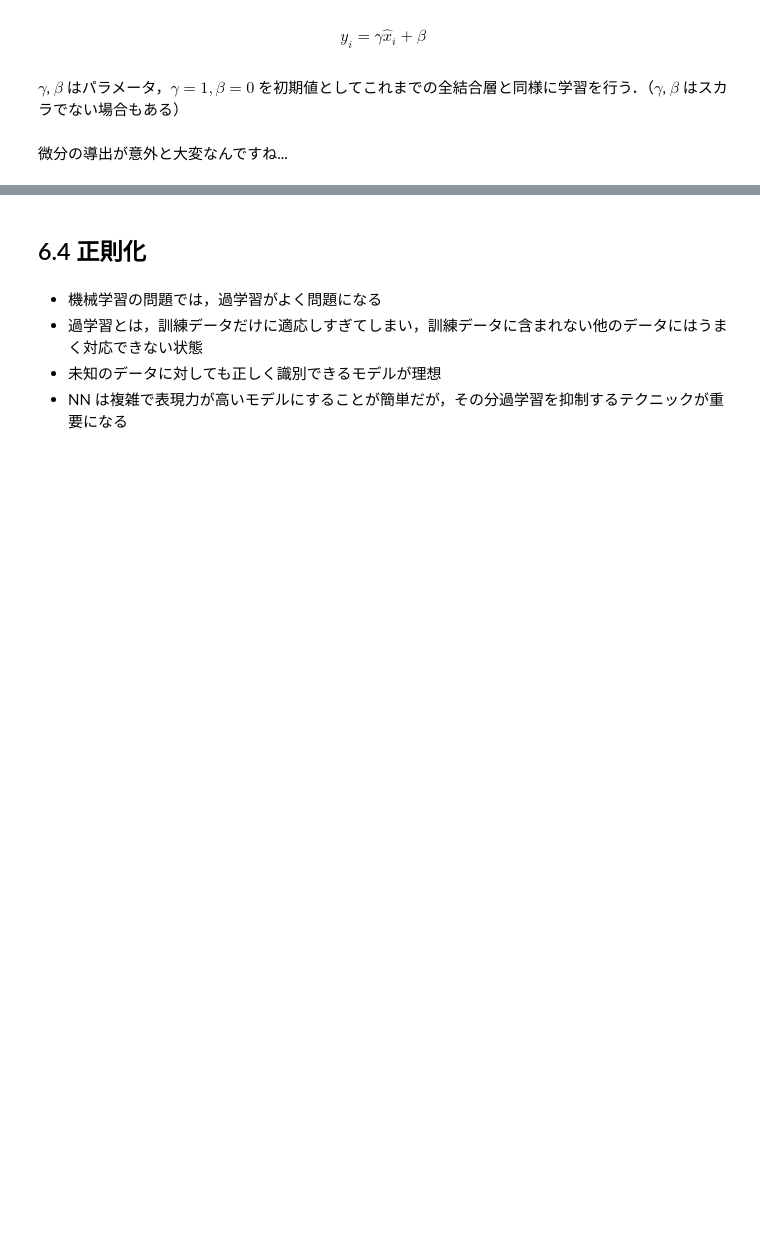
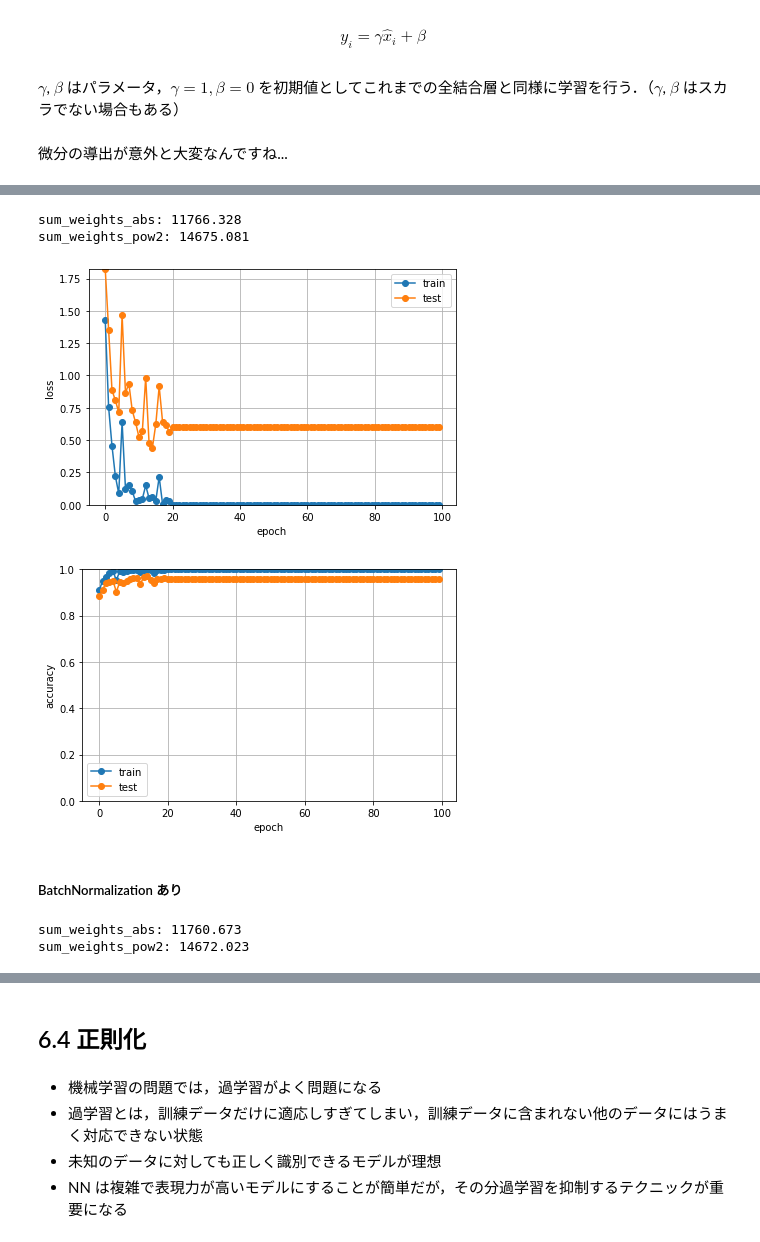
Before and after one commit to inaty/shared-deep-learning-from-scratch, a Jupyter notebook: ch6/6_3-6_5/6_3-6_5.ipynb, the cells around one changed output, grey strips where cells are left out. Cells and saved outputs as stored; diff of their text form; code cells hidden in the pictures; blank space fills up the shorter version.

```diff
--- a/ch6/6_3-6_5/6_3-6_5.ipynb
+++ b/ch6/6_3-6_5/6_3-6_5.ipynb
@@ -59,0 +79,48 @@ $\gamma$, $\beta$ はパラメータ，$\gamma = 1, \beta = 0$ を初期値と
+# %%
+# loading training data
+load = datasets.load_digits
+X, y = load(return_X_y=True)
+# from sklearn.datasets import fetch_openml
+# X, y = fetch_openml('mnist_784', return_X_y=True)
+X_train, X_test, y_train, y_test = train_test_split(X, y.astype("int"), test_size=0.3)
+
+feature_size = X_train.shape[1]
+num_classes = int(np.max(y)) + 1
+Y_train = np.eye(num_classes)[y_train]
+Y_test = np.eye(num_classes)[y_test]
+# %%
+# training parameters
+num_epoch = 100
+batch_size = 8
+lr = 0.01
+l1 = 0.000
+l2 = 0.000
+# %%
+# network definition
+neuron_size = 200
+sequence = [
+    L.Linear(n_in=feature_size, n_out=neuron_size),
+    L.ReLU(),
+    L.Linear(n_in=neuron_size, n_out=num_classes),
+]
+net = SequenceNet(layers=sequence, loss=L.SoftmaxCrossEntropy(), l1=l1, l2=l2)
+# %%
+# train network
+loss_train, acc_train, loss_test, acc_test, histories = trainer.train(
+    net=net, X_train=X_train, Y_train=Y_train, X_test=X_test, Y_test=Y_test,
+    num_epoch=num_epoch, batch_size=batch_size, learning_rate=lr
+)
+
+print(f"sum_weights_abs: {net.sum_weights_abs:.3f}")
+print(f"sum_weights_pow2: {net.sum_weights_pow2:.3f}")
+# %% [output]
+sum_weights_abs: 11766.328
+sum_weights_pow2: 14675.081
+# %%
+# visualize
+visualizer.visualize_histories(histories)
+# %% [output]
+[figure, added]
+[figure, added]
+# %% [markdown]
+##### BatchNormalization あり
@@ -59,0 +145,12 @@ $\gamma$, $\beta$ はパラメータ，$\gamma = 1, \beta = 0$ を初期値と
+# %%
+# train network
+loss_train, acc_train, loss_test, acc_test, histories = trainer.train(
+    net=net, X_train=X_train, Y_train=Y_train, X_test=X_test, Y_test=Y_test,
+    num_epoch=num_epoch, batch_size=batch_size, learning_rate=lr
+)
+
+print(f"sum_weights_abs: {net.sum_weights_abs:.3f}")
+print(f"sum_weights_pow2: {net.sum_weights_pow2:.3f}")
+# %% [output]
+sum_weights_abs: 11760.673
+sum_weights_pow2: 14672.023
```
Also changed, not shown: parts of 33 cells of this notebook, 5 other files.
